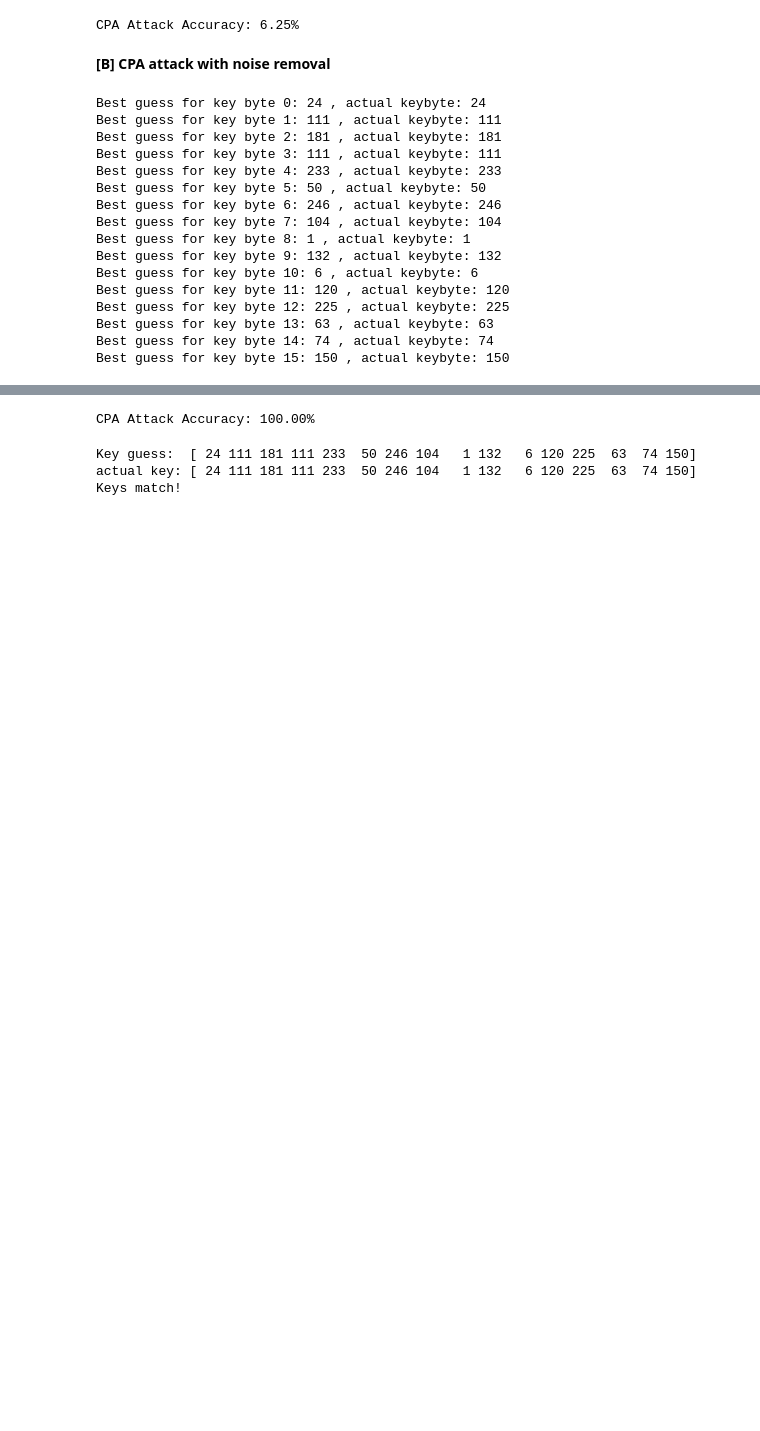
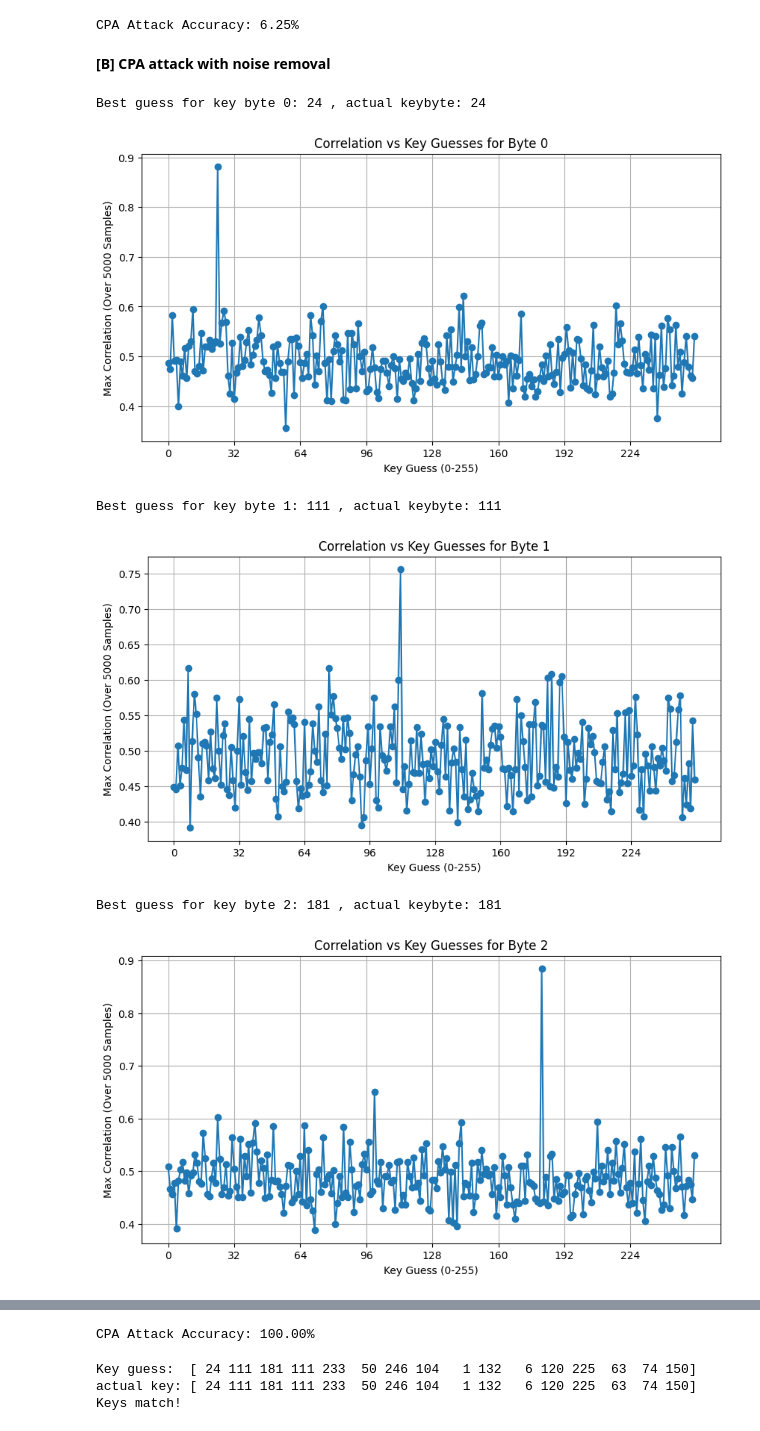
Before and after one commit to bhavdxt10/AES-Correlation-Power-Analysis-PA2, a Jupyter notebook: assignment2.ipynb, the cells around one changed output, grey strips where cells are left out. Cells and saved outputs as stored; diff of their text form; code cells hidden in the pictures; blank space fills up the shorter version.

Commit message:
[UPDATE] Correlation plots are added: Equal contribution

```diff
--- a/assignment2.ipynb
+++ b/assignment2.ipynb
@@ -9,5 +12,5 @@ file = sys.argv[1]
 # %%
-file = "filepath to .h5 file"  #put the path of the downloaded h5 file which was assigned to your team
+file = "TeamCipher.h5"  #put the path of the downloaded h5 file which was assigned to your team
 
 #------------------------------DO NOT EDIT THE BELOW CODE--------------------------------------------#
 import h5py
@@ -237,48 +240,56 @@ CPA Attack Accuracy: 6.25%
 **[B] CPA attack with noise removal**
 # %%
 import numpy as np
+import matplotlib.pyplot as plt
 
 # CPA Attack Implementation
 num_traces, num_samples = trace_array.shape  # (Number of traces, Number of sample points)
 num_keys = 256  # AES key bytes range from 0 to 255
 
 key_guesses = np.zeros(16, dtype=int)
+all_best_correlations = np.zeros((3, num_keys))  # Store best correlations for the first 3 bytes
+
+best_correlation_for_3_bytes = np.zeros((3, num_keys))  # Store best correlation for the first 3 bytes
 
 for byte in range(16):  # AES has 16 key bytes
-    correlation = np.zeros(num_keys)
-
-    # Hypothetical values matrix (50, 256) → one row per trace, one column per key guess
+    # Hypothetical values matrix
     hypothetical_values = np.zeros((num_traces, num_keys))
 
     for key_guess in range(num_keys):
         hypothetical_values[:, key_guess] = [sbox[textin_array[i][byte] ^ key_guess] for i in range(num_traces)]
 
     # Convert to Hamming Weight Model
-    hw_model = np.vectorize(lambda x: bin(int(x)).count("1"))(hypothetical_values)  # Shape: (50, 256)
+    hw_model = np.vectorize(lambda x: bin(int(x)).count("1"))(hypothetical_values)
 
     # Compute correlation for each key hypothesis
-    max_correlation = np.zeros(num_keys)
+    correlation_matrix = getCorrelation(hw_model, trace_array)  # Shape: (256, num_samples)
 
-    correlation_matrix = getCorrelation(hw_model, trace_array)
-    best_correlation_per_key = np.max(np.abs(correlation_matrix), axis=1)
-    # print(",,,,", best_correlation_per_key)
+    # Compute max correlation for each key over 5000 samples
+    best_correlation_per_key = np.max(np.abs(correlation_matrix[:, :5000]), axis=1)  # Shape: (256,)
+
     # Find the best key byte
     key_guesses[byte] = np.argmax(best_correlation_per_key)
-    print(f"Best guess for key byte {byte}: {(key_guesses[byte])} , actual keybyte: {key_array[0][byte]}")
+    print(f"Best guess for key byte {byte}: {key_guesses[byte]} , actual keybyte: {key_array[0][byte]}")
+
+    # Add first 3 key bytes to the combined plot
+    if byte < 3:
+        all_best_correlations[byte] = best_correlation_per_key
+        # plt.plot(range(256), best_correlation_per_key, label=f'Byte {byte}')
+        best_correlation_for_3_bytes[byte] = best_correlation_per_key
+
+    # Create individual plots for each key byte
+    plt.figure(figsize=(10, 5))
+    plt.plot(range(256), best_correlation_per_key, marker='o', linestyle='-')
+    plt.title(f'Correlation vs Key Guesses for Byte {byte}')
+    plt.xlabel('Key Guess (0-255)')
+    plt.ylabel('Max Correlation (Over 5000 Samples)')
+    plt.xticks(np.arange(0, 256, 32))  # Show x-axis labels at intervals
+    plt.grid()
+    plt.show()
 # %% [output]
 Best guess for key byte 0: 24 , actual keybyte: 24
-Best guess for key byte 1: 111 , actual keybyte: 111
-Best guess for key byte 2: 181 , actual keybyte: 181
-Best guess for key byte 3: 111 , actual keybyte: 111
-Best guess for key byte 4: 233 , actual keybyte: 233
-Best guess for key byte 5: 50 , actual keybyte: 50
-Best guess for key byte 6: 246 , actual keybyte: 246
-Best guess for key byte 7: 104 , actual keybyte: 104
-Best guess for key byte 8: 1 , actual keybyte: 1
-Best guess for key byte 9: 132 , actual keybyte: 132
-Best guess for key byte 10: 6 , actual keybyte: 6
-Best guess for key byte 11: 120 , actual keybyte: 120
-Best guess for key byte 12: 225 , actual keybyte: 225
-Best guess for key byte 13: 63 , actual keybyte: 63
-Best guess for key byte 14: 74 , actual keybyte: 74
-Best guess for key byte 15: 150 , actual keybyte: 150
+[figure, added]
+Best guess for key byte 1: 111 , actual keybyte: 111
+[figure, added]
+Best guess for key byte 2: 181 , actual keybyte: 181
+[figure, added]
```
Also changed, not shown: parts of 4 cells of this notebook.
